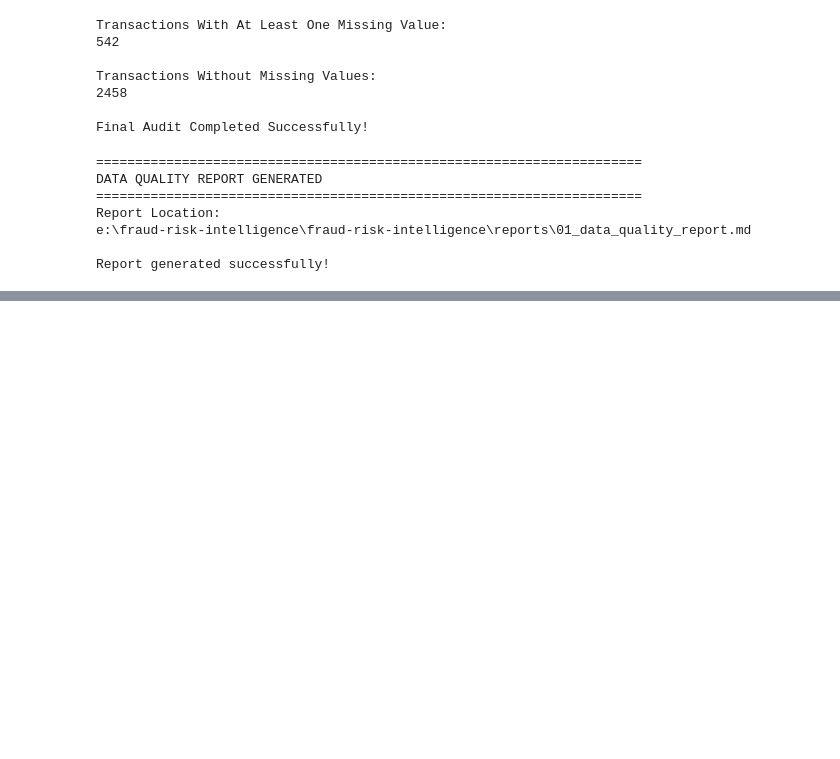
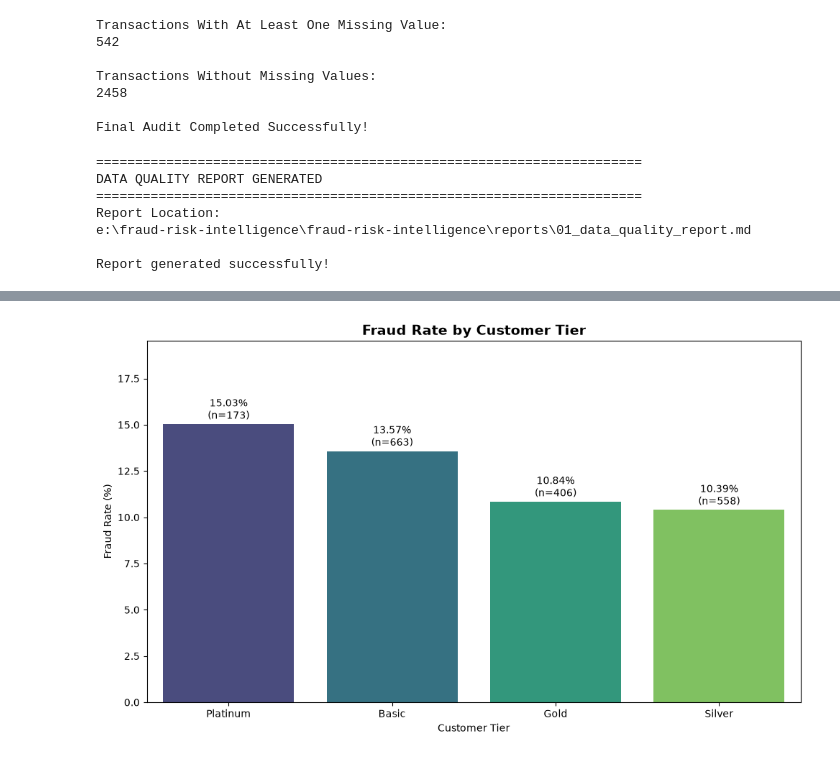
Before and after one commit to sasa312002/fraud-risk-intelligence, a Jupyter notebook: notebooks/01_fraud_risk_analysis.ipynb, the cells around one changed output, grey strips where cells are left out. Cells and saved outputs as stored; diff of their text form; code cells hidden in the pictures; blank space fills up the shorter version.

```diff
--- a/notebooks/01_fraud_risk_analysis.ipynb
+++ b/notebooks/01_fraud_risk_analysis.ipynb
@@ -1009,0 +1544,82 @@ Report generated successfully!
+# %%
+# ============================================================
+# SECTION B - ADVANCED EDA
+# Cell 17: Fraud Rate by Customer Tier
+# ============================================================
+
+# Reusable fraud-rate analysis function
+
+def fraud_rate_summary(data, feature):
+
+    result = (
+        data.groupby(feature, dropna=False)["fraud"]
+        .agg(
+            total_transactions="count",
+            fraud_transactions="sum",
+            fraud_rate="mean"
+        )
+        .reset_index()
+    )
+
+    result["fraud_rate"] *= 100
+
+    return result.sort_values(
+        "fraud_rate",
+        ascending=False
+    ).reset_index(drop=True)
+
+
+# Customer tier analysis
+
+tier_analysis = fraud_rate_summary(
+    train_df,
+    "customer_tier"
+)
+
+print("=" * 65)
+print("FRAUD RATE BY CUSTOMER TIER")
+print("=" * 65)
+
+display(tier_analysis.round(2))
+
+
+# Visualization
+
+plt.figure(figsize=(10, 6))
+
+ax = sns.barplot(
+    data=tier_analysis,
+    x="customer_tier",
+    y="fraud_rate",
+    hue="customer_tier",
+    palette="viridis",
+    legend=False
+)
+
+plt.title(
+    "Fraud Rate by Customer Tier",
+    fontsize=14,
+    fontweight="bold"
+)
+
+plt.xlabel("Customer Tier")
+plt.ylabel("Fraud Rate (%)")
+
+for i, row in enumerate(tier_analysis.itertuples()):
+
+    ax.text(
+        i,
+        row.fraud_rate + 0.3,
+        f"{row.fraud_rate:.2f}%\n(n={row.total_transactions})",
+        ha="center",
+        fontsize=10
+    )
+
+plt.ylim(
+    0,
+    max(1, tier_analysis["fraud_rate"].max() * 1.30)
+)
+
+plt.tight_layout()
+plt.show()
+# %% [output]
@@ -1009,0 +1634 @@ Report generated successfully!
+[figure, added]
```
Also changed, not shown: parts of 20 cells of this notebook, 1 other file.
